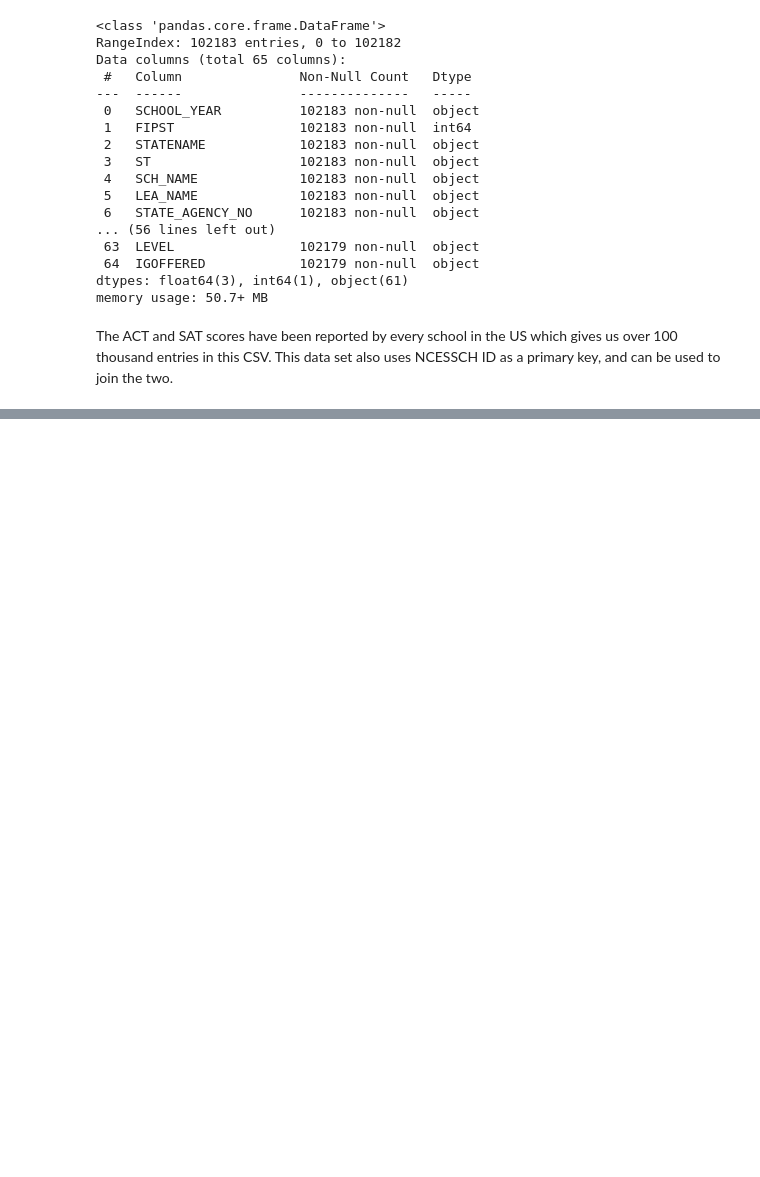
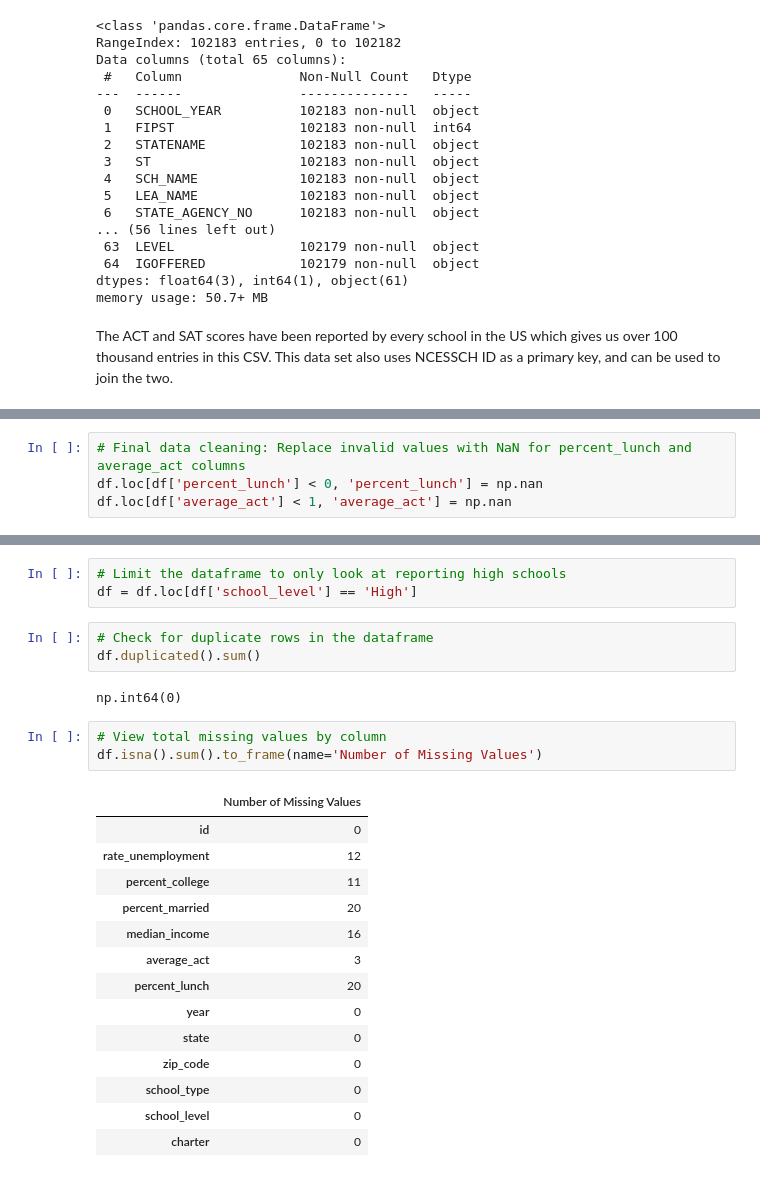
Before and after one commit to belvilleh/education, a Jupyter notebook: code/Education.ipynb, the cells around one changed output, grey strips where cells are left out. Drawn from its saved outputs; the diff is of its cells as text; blank space fills up the shorter version.

```diff
--- a/code/Education.ipynb
+++ b/code/Education.ipynb
@@ -329,3 +341,7 @@ plt.tight_layout()
 plt.show()
 # %% [output]
 [figure]
+# %%
+# Final data cleaning: Replace invalid values with NaN for percent_lunch and average_act columns
+df.loc[df['percent_lunch'] < 0, 'percent_lunch'] = np.nan
+df.loc[df['average_act'] < 1, 'average_act'] = np.nan
@@ -331,0 +377,26 @@ plt.show()
+# %%
+# Limit the dataframe to only look at reporting high schools
+df = df.loc[df['school_level'] == 'High']
+# %%
+# Check for duplicate rows in the dataframe
+df.duplicated().sum()
+# %% [output]
+np.int64(0)
+# %%
+# View total missing values by column
+df.isna().sum().to_frame(name='Number of Missing Values')
+# %% [output]
+|  | Number of Missing Values |
+| id | 0 |
+| rate_unemployment | 12 |
+| percent_college | 11 |
+| percent_married | 20 |
+| median_income | 16 |
+| average_act | 3 |
+| percent_lunch | 20 |
+| year | 0 |
+| state | 0 |
+| zip_code | 0 |
+| school_type | 0 |
+| school_level | 0 |
+| charter | 0 |
```
Also changed, not shown: parts of 39 cells of this notebook, 2 other files.
